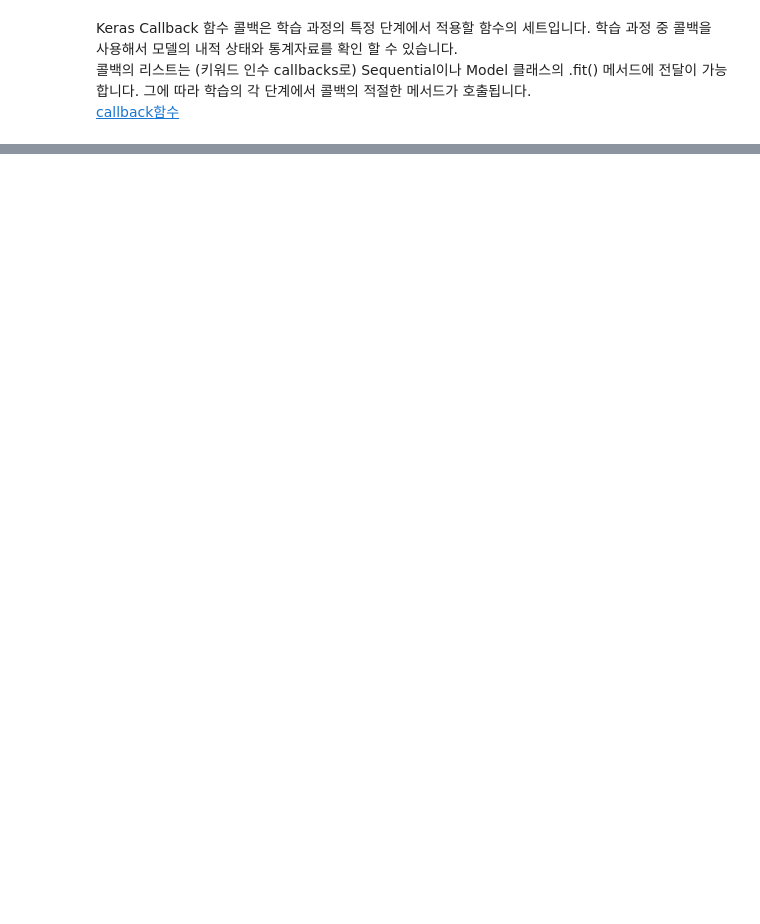
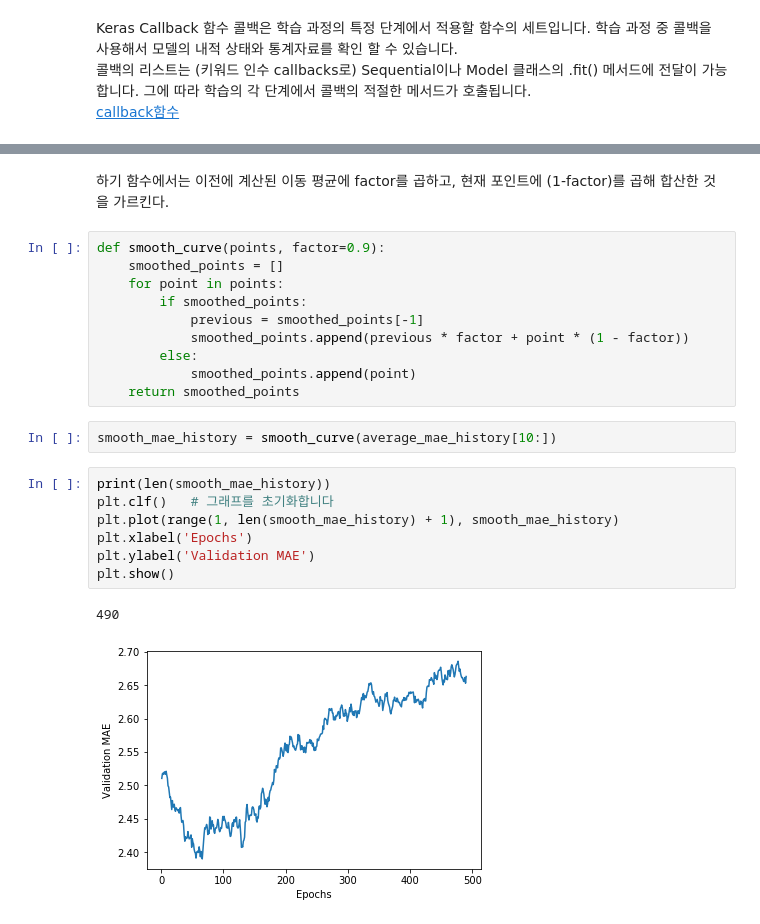
Before and after one commit to cypision/Alchemy-in-MLDL, a Jupyter notebook: DL_Area/Deep_Learning_Basic_05.ipynb, the cells around one changed output, grey strips where cells are left out. Cells and saved outputs as stored; diff of their text form; blank space fills up the shorter version.

```diff
--- a/DL_Area/Deep_Learning_Basic_05.ipynb
+++ b/DL_Area/Deep_Learning_Basic_05.ipynb
@@ -189,0 +242,24 @@ TypeError: 'History' object is not subscriptable
+# %% [markdown]
+하기 함수에서는 이전에 계산된 이동 평균에 factor를 곱하고, 현재 포인트에 (1-factor)를 곱해 합산한 것을 가르킨다.
+# %%
+def smooth_curve(points, factor=0.9):
+    smoothed_points = []
+    for point in points:
+        if smoothed_points:
+            previous = smoothed_points[-1]
+            smoothed_points.append(previous * factor + point * (1 - factor))
+        else:
+            smoothed_points.append(point)
+    return smoothed_points
+# %%
+smooth_mae_history = smooth_curve(average_mae_history[10:])
+# %%
+print(len(smooth_mae_history))
+plt.clf()   # 그래프를 초기화합니다
+plt.plot(range(1, len(smooth_mae_history) + 1), smooth_mae_history)
+plt.xlabel('Epochs')
+plt.ylabel('Validation MAE')
+plt.show()
+# %% [output]
+490
+[figure, added]
```
Also changed, not shown: parts of 23 cells of this notebook, 2 other files.
